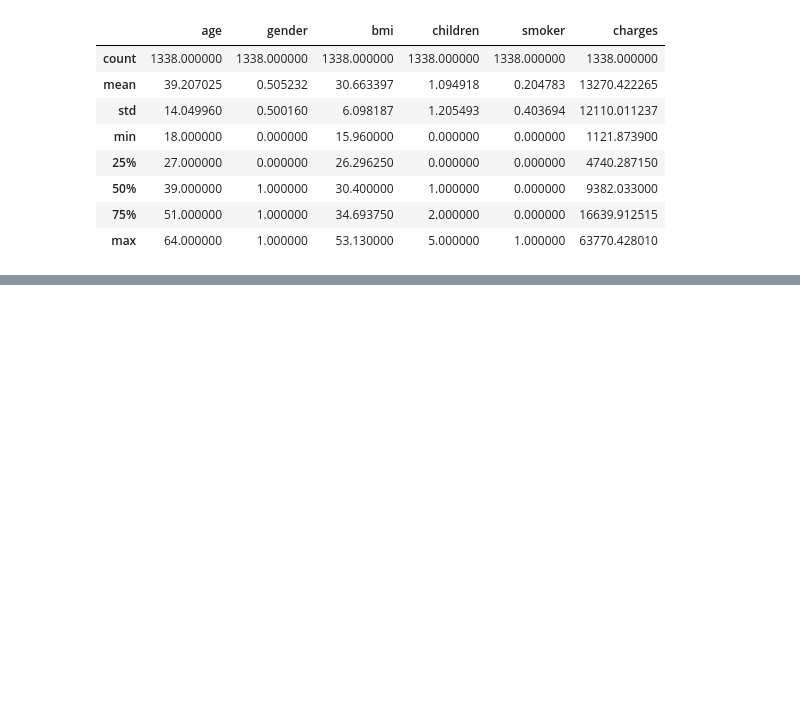
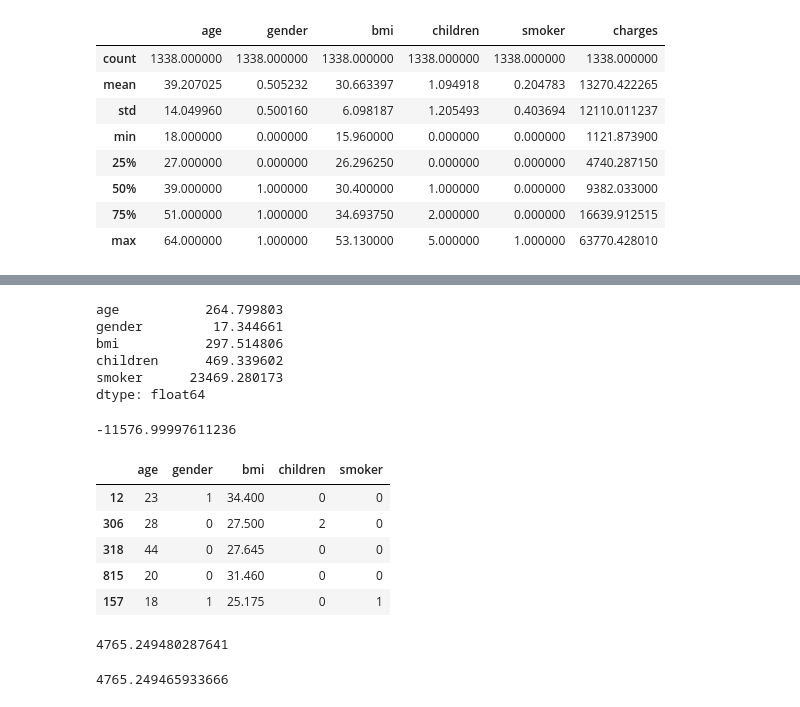
Before and after one commit to ChristheIm/Machine-Learning-Algorithms, a Jupyter notebook: Linear Regression/Linear Regression.ipynb, the cells around one changed output, grey strips where cells are left out. Saved outputs shown, nothing was run; the diff lists cells and outputs as text; code cells hidden in the pictures; blank space fills up the shorter version.

```diff
--- a/Linear Regression/Linear Regression.ipynb
+++ b/Linear Regression/Linear Regression.ipynb
@@ -46,0 +75,3 @@ data.describe()
+# %%
+# data partitioning to train & test sets
+X_train, X_test, y_train, y_test = train_test_split(X,y, test_size=0.2, random_state=100)
@@ -46,0 +133,34 @@ data.describe()
+# %%
+pd.Series(lr.coef_, index = X_train.columns)
+# %% [output]
+age           264.799803
+gender         17.344661
+bmi           297.514806
+children      469.339602
+smoker      23469.280173
+dtype: float64
+# %%
+lr.intercept_
+# %% [output]
+-11576.99997611236
+# %%
+X_test.head()
+# %% [output]
+|  | age | gender | bmi | children | smoker |
+| 12 | 23 | 1 | 34.400 | 0 | 0 |
+| 306 | 28 | 0 | 27.500 | 2 | 0 |
+| 318 | 44 | 0 | 27.645 | 0 | 0 |
+| 815 | 20 | 0 | 31.460 | 0 | 0 |
+| 157 | 18 | 1 | 25.175 | 0 | 1 |
+# %%
+# the calculation of the equation
+# predict_charges = (age_coef * age) + (gender_coef * gender) + (bmi_coef * bmi) + (children_coef * children) + (smoker_coef * somker) - yintercept
+predict_charges = (264.799803 * 23) + (17.344661 * 1) + (297.514806 * 34.400) + (469.339602 * 0) + (23469.280173*0) - 11576.99997611236
+predict_charges
+# %% [output]
+4765.249480287641
+# %%
+# check the actual prediction value
+pred[0]
+# %% [output]
+4765.249465933666
```
Also changed, not shown: parts of 16 cells of this notebook.
